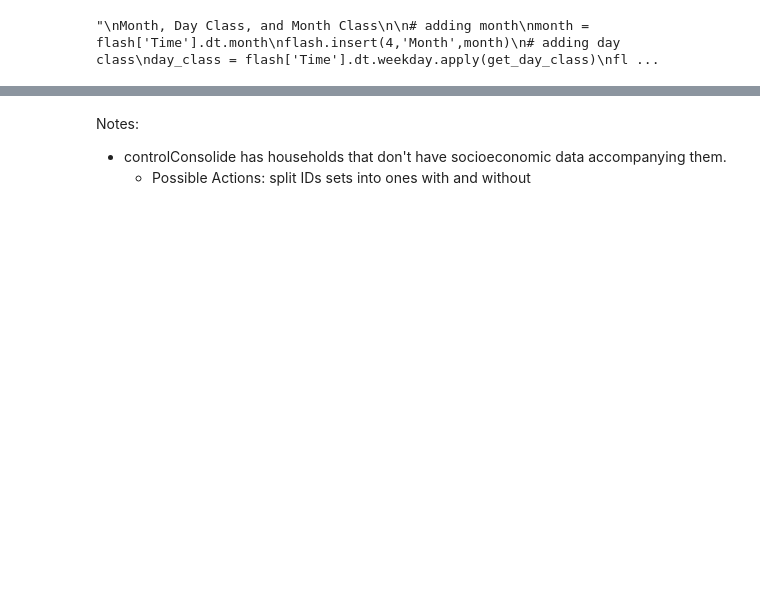
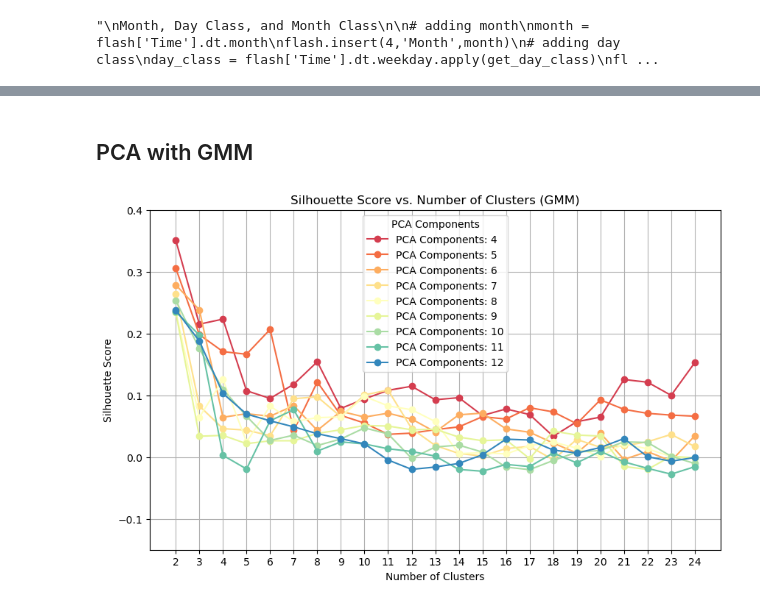
Before and after one commit to guri99uy/ST498_CAPSTONE, a Jupyter notebook: Notebooks/FLASH.ipynb, the cells around one changed output, grey strips where cells are left out. Drawn from its saved outputs; the diff is of its cells as text; code cells hidden in the pictures; blank space fills up the shorter version.

```diff
--- a/Notebooks/FLASH.ipynb
+++ b/Notebooks/FLASH.ipynb
@@ -806,5 +782,2 @@ Feature Table for Cluster 1 and Extreme IDs:
-# %% [markdown]
-Notes:
-
-- controlConsolide has households that don't have socioeconomic data accompanying them.
-    - Possible Actions: split IDs sets into ones with and without
+# %% [markdown]
+## PCA with GMM
@@ -810,0 +898,27 @@ Notes:
+# %%
+plt.figure(figsize=(10, 6))
+
+# Define color palette
+colors = sns.color_palette("Spectral", len(results_df_gmm["n_components"].unique()))
+
+# Loop over different PCA components
+for i, n_comp in enumerate(results_df_gmm["n_components"].unique()):
+    subset = results_df_gmm[results_df_gmm["n_components"] == n_comp]
+
+    # Plot Silhouette Score
+    plt.plot(
+        subset["n_clusters"], subset["silhouette"], marker='o', linestyle='-',
+        label=f'PCA Components: {n_comp}', color=colors[i]
+    )
+
+# Formatting
+plt.title("Silhouette Score vs. Number of Clusters (GMM)")
+plt.xlabel("Number of Clusters")
+plt.ylabel("Silhouette Score")
+plt.xticks(range(2, manycluster))
+plt.legend(title="PCA Components")
+plt.grid(True)
+plt.ylim(-0.15,0.4)
+plt.show()
+# %% [output]
+[figure, added]
```
Also changed, not shown: parts of 29 cells of this notebook.
